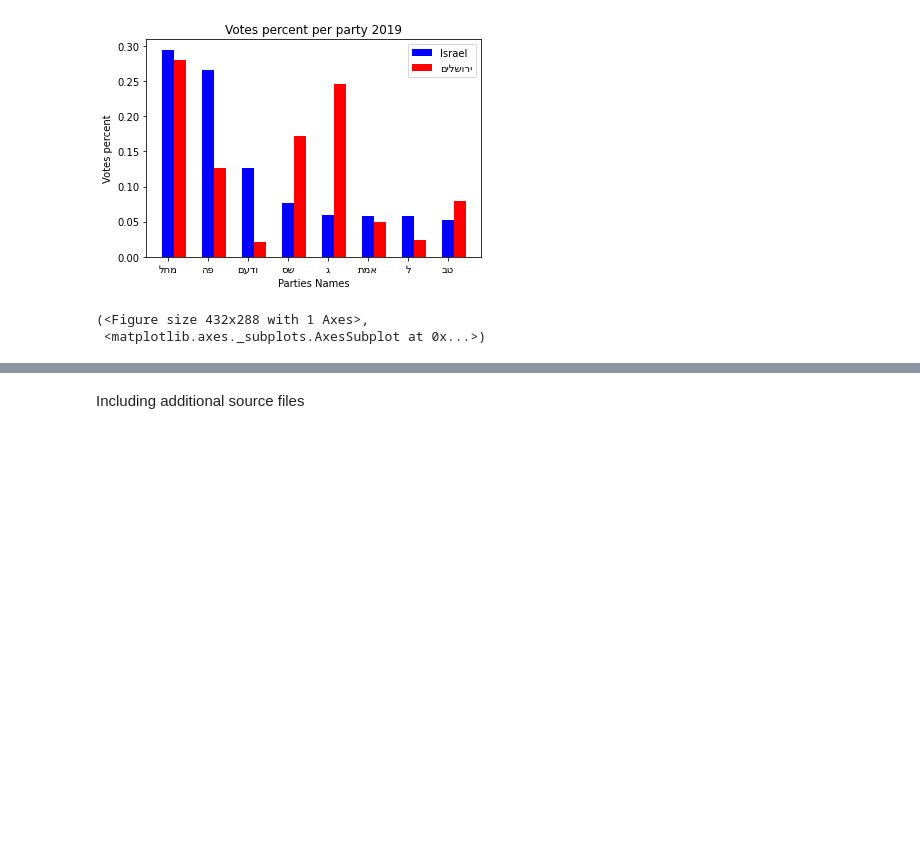
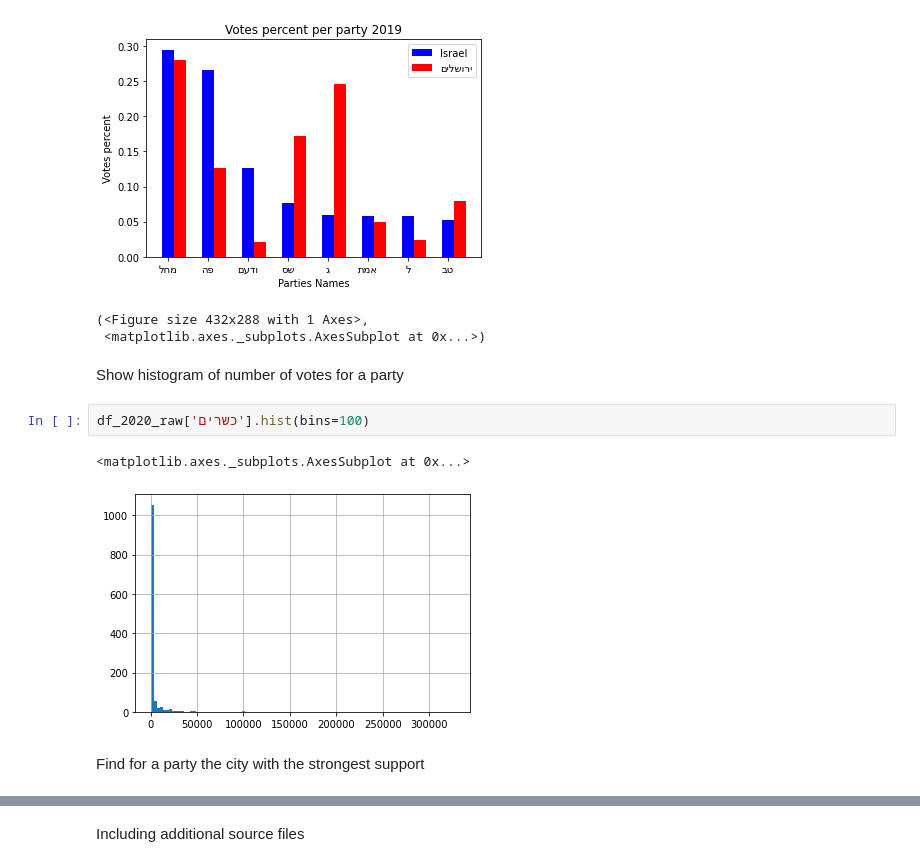
Before and after one commit to orzuk/ElectionsDataAnalysis, a Jupyter notebook: ReadElectionData.ipynb, the cells around one changed output, grey strips where cells are left out. Cells and saved outputs as stored; diff of their text form; blank space fills up the shorter version.

```diff
--- a/ReadElectionData.ipynb
+++ b/ReadElectionData.ipynb
@@ -174,3 +174,12 @@ party_bar(df_2020, 0.0325, 'ירושלים')
 [figure]
 (<Figure size 432x288 with 1 Axes>,
  <matplotlib.axes._subplots.AxesSubplot at 0x...>)
+# %% [markdown]
+Show histogram of number of votes for a party
+# %%
+df_2020_raw['כשרים'].hist(bins=100)
+# %% [output]
+<matplotlib.axes._subplots.AxesSubplot at 0x...>
+[figure, added]
+# %% [markdown]
+Find for a party the city with the strongest support
```
Also changed, not shown: parts of 1 cell of this notebook.
